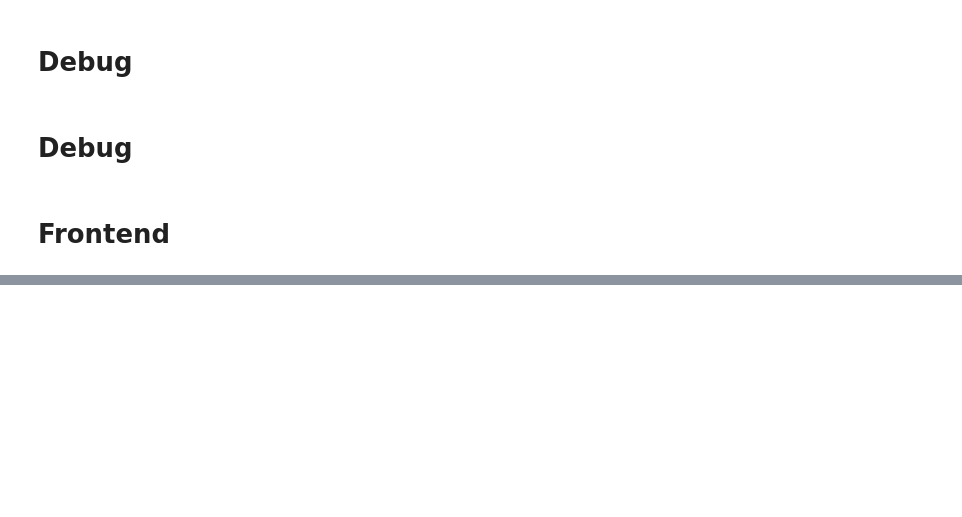
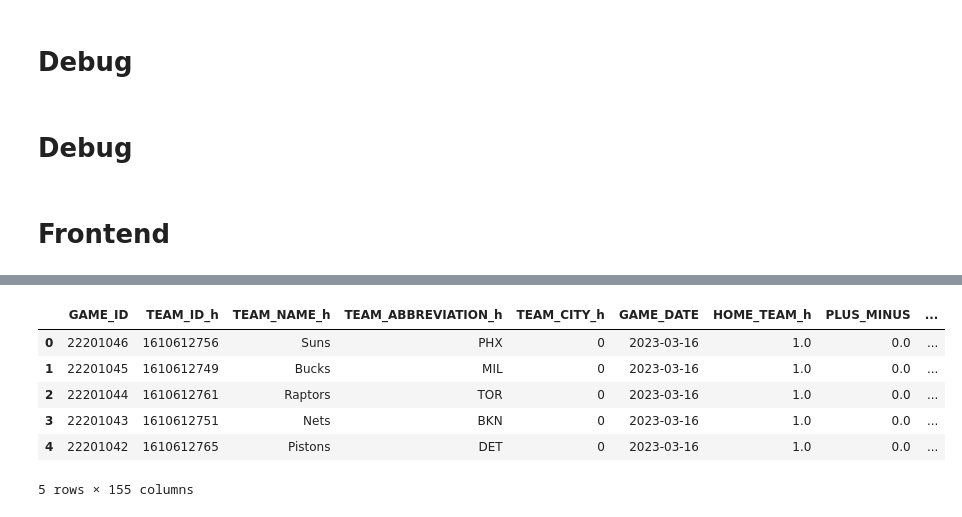
Before and after one commit to alecmatt5/nba_betting_analysis, a Jupyter notebook: backend/notebooks/production_test_julia.ipynb, the cells around one changed output, grey strips where cells are left out. Cells and saved outputs as stored; diff of their text form; code cells hidden in the pictures; blank space fills up the shorter version.

```diff
--- a/backend/notebooks/production_test_julia.ipynb
+++ b/backend/notebooks/production_test_julia.ipynb
@@ -552,3 +551,5 @@ df_rolling = df[selected_columns + ["TEAM_ABBREVIATION"]]
 # Frontend
 # %%
 advanced = pd.read_pickle('data/pkl/boxscores_advanced_team_all.pkl')demo_2023-03-16.pkl
+# %%
+check = pd.read_pickle('data/pkl/demo_2023-03-16.pkl')
@@ -554,0 +570,10 @@ advanced = pd.read_pickle('data/pkl/boxscores_advanced_team_all.pkl')demo_2023-0
+# %%
+check
+# %% [output]
+|  | GAME_ID | TEAM_ID_h | TEAM_NAME_h | TEAM_ABBREVIATION_h | TEAM_CITY_h | GAME_DATE | HOME_TEAM_h | PLUS_MINUS | ... |
+| 0 | 22201046 | 1610612756 | Suns | PHX | 0 | 2023-03-16 | 1.0 | 0.0 | ... |
+| 1 | 22201045 | 1610612749 | Bucks | MIL | 0 | 2023-03-16 | 1.0 | 0.0 | ... |
+| 2 | 22201044 | 1610612761 | Raptors | TOR | 0 | 2023-03-16 | 1.0 | 0.0 | ... |
+| 3 | 22201043 | 1610612751 | Nets | BKN | 0 | 2023-03-16 | 1.0 | 0.0 | ... |
+| 4 | 22201042 | 1610612765 | Pistons | DET | 0 | 2023-03-16 | 1.0 | 0.0 | ... |
+5 rows × 155 columns
```
Also changed, not shown: parts of 4 cells of this notebook, 3 other files.
